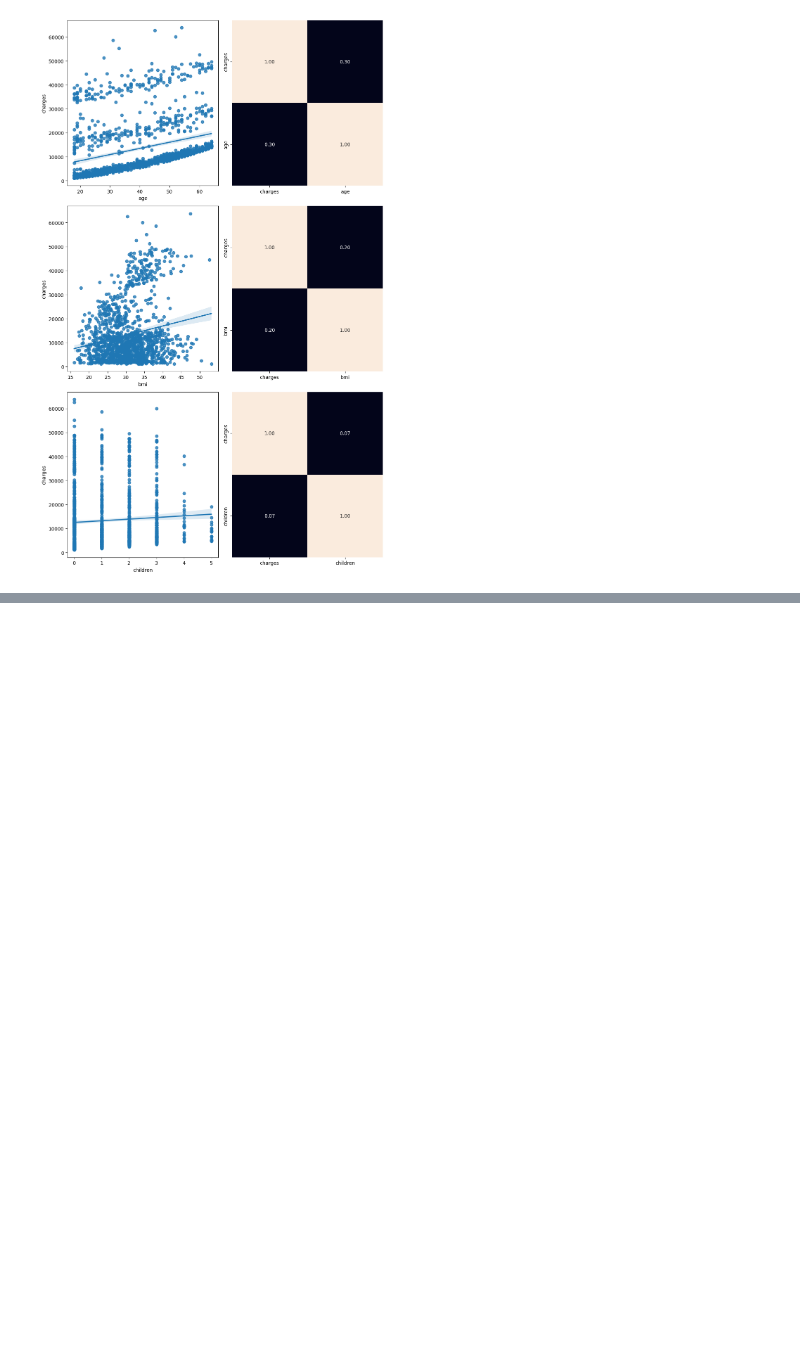
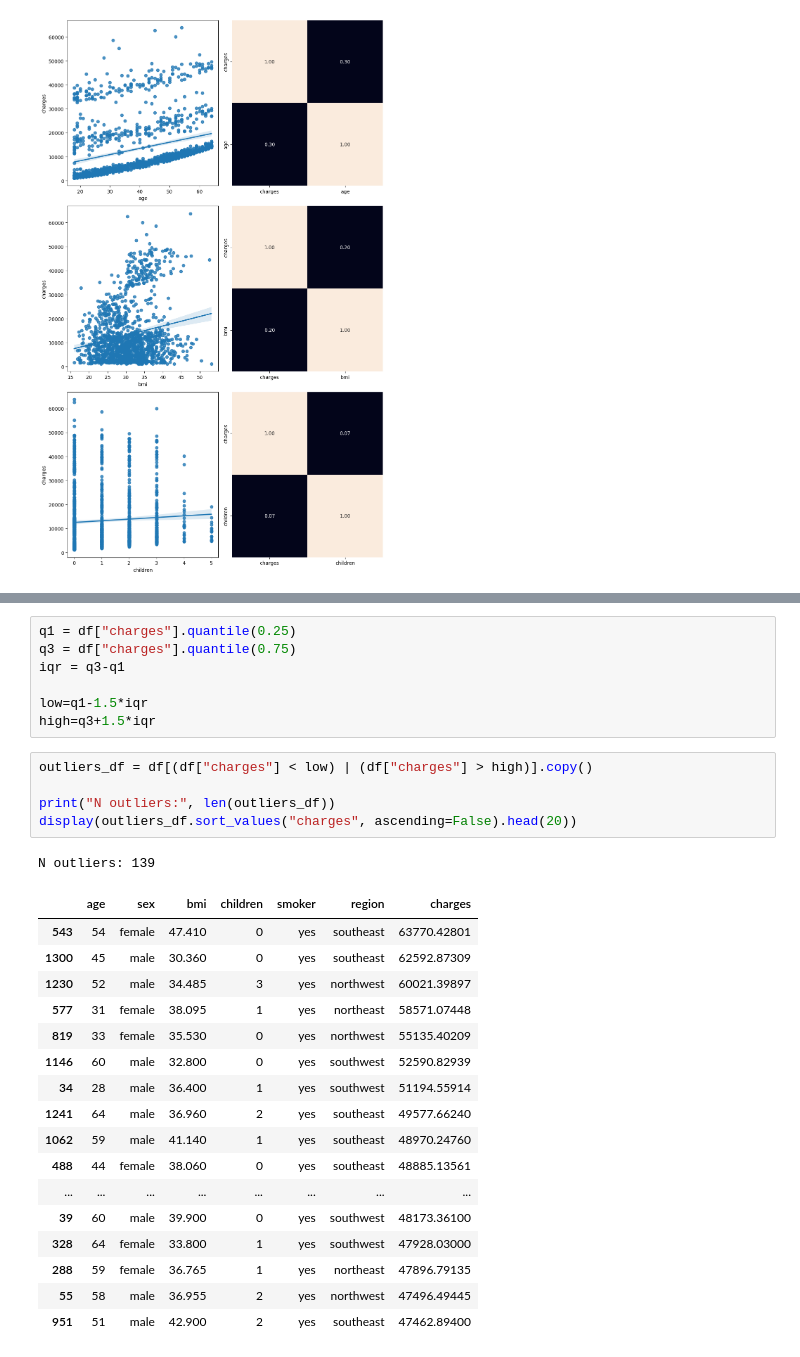
Before and after one commit to diegowp310/Regresion_lineal, a Jupyter notebook: src/explore.ipynb, the cells around one changed output, grey strips where cells are left out. Drawn from its saved outputs; the diff is of its cells as text; blank space fills up the shorter version.

```diff
--- a/src/explore.ipynb
+++ b/src/explore.ipynb
@@ -116,0 +149,31 @@ plt.show()
+# %%
+q1 = df["charges"].quantile(0.25)
+q3 = df["charges"].quantile(0.75)
+iqr = q3-q1
+
+low=q1-1.5*iqr
+high=q3+1.5*iqr
+# %%
+outliers_df = df[(df["charges"] < low) | (df["charges"] > high)].copy()
+
+print("N outliers:", len(outliers_df))
+display(outliers_df.sort_values("charges", ascending=False).head(20))
+# %% [output]
+N outliers: 139
+|  | age | sex | bmi | children | smoker | region | charges |
+| 543 | 54 | female | 47.410 | 0 | yes | southeast | 63770.42801 |
+| 1300 | 45 | male | 30.360 | 0 | yes | southeast | 62592.87309 |
+| 1230 | 52 | male | 34.485 | 3 | yes | northwest | 60021.39897 |
+| 577 | 31 | female | 38.095 | 1 | yes | northeast | 58571.07448 |
+| 819 | 33 | female | 35.530 | 0 | yes | northwest | 55135.40209 |
+| 1146 | 60 | male | 32.800 | 0 | yes | southwest | 52590.82939 |
+| 34 | 28 | male | 36.400 | 1 | yes | southwest | 51194.55914 |
+| 1241 | 64 | male | 36.960 | 2 | yes | southeast | 49577.66240 |
+| 1062 | 59 | male | 41.140 | 1 | yes | southeast | 48970.24760 |
+| 488 | 44 | female | 38.060 | 0 | yes | southeast | 48885.13561 |
+| ... | ... | ... | ... | ... | ... | ... | ... |
+| 39 | 60 | male | 39.900 | 0 | yes | southwest | 48173.36100 |
+| 328 | 64 | female | 33.800 | 1 | yes | southwest | 47928.03000 |
+| 288 | 59 | female | 36.765 | 1 | yes | northeast | 47896.79135 |
+| 55 | 58 | male | 36.955 | 2 | yes | northwest | 47496.49445 |
+| 951 | 51 | male | 42.900 | 2 | yes | southeast | 47462.89400 |
```
Also changed, not shown: parts of 20 cells of this notebook.
